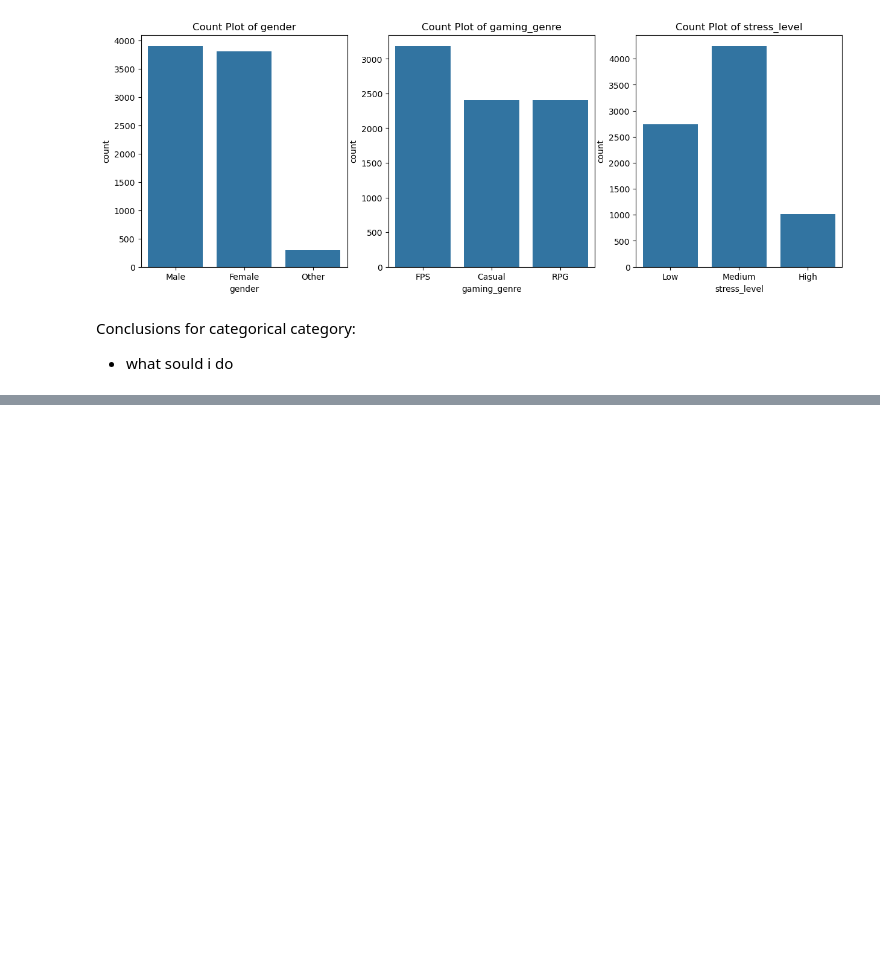
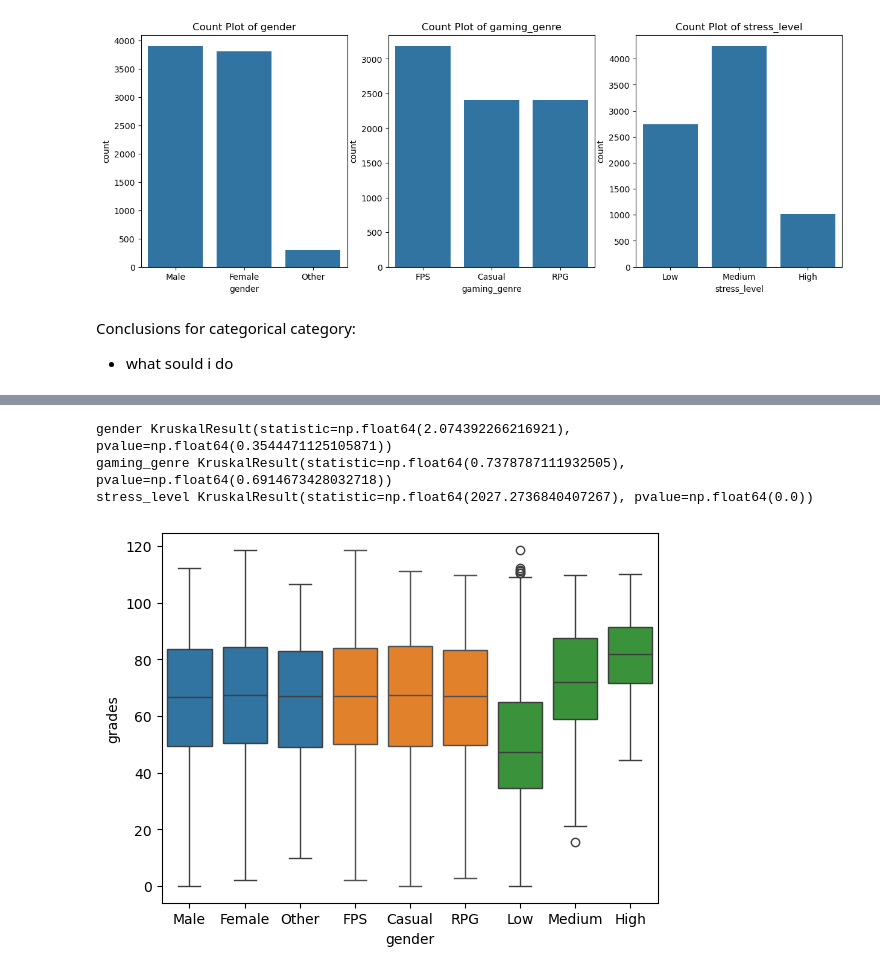
Before and after one commit to trungsyd2409/EDA_academic_perfomance, a Jupyter notebook: main.ipynb, the cells around one changed output, grey strips where cells are left out. Cells and saved outputs as stored; diff of their text form; code cells hidden in the pictures; blank space fills up the shorter version.

```diff
--- a/main.ipynb
+++ b/main.ipynb
@@ -199,0 +240,12 @@ Conclusions for categorical category:
+# %%
+from scipy import stats
+
+for col in categorical_features:
+    sns.boxplot(data = data, x = col, y = target_variable)
+    groups = [g[target_variable].values for _, g in data.groupby(col)]
+    print(col, stats.kruskal(*groups))
+# %% [output]
+gender KruskalResult(statistic=np.float64(2.074392266216921), pvalue=np.float64(0.3544471125105871))
+gaming_genre KruskalResult(statistic=np.float64(0.7378787111932505), pvalue=np.float64(0.6914673428032718))
+stress_level KruskalResult(statistic=np.float64(2027.2736840407267), pvalue=np.float64(0.0))
+[figure, added]
```
Also changed, not shown: parts of 14 cells of this notebook.
